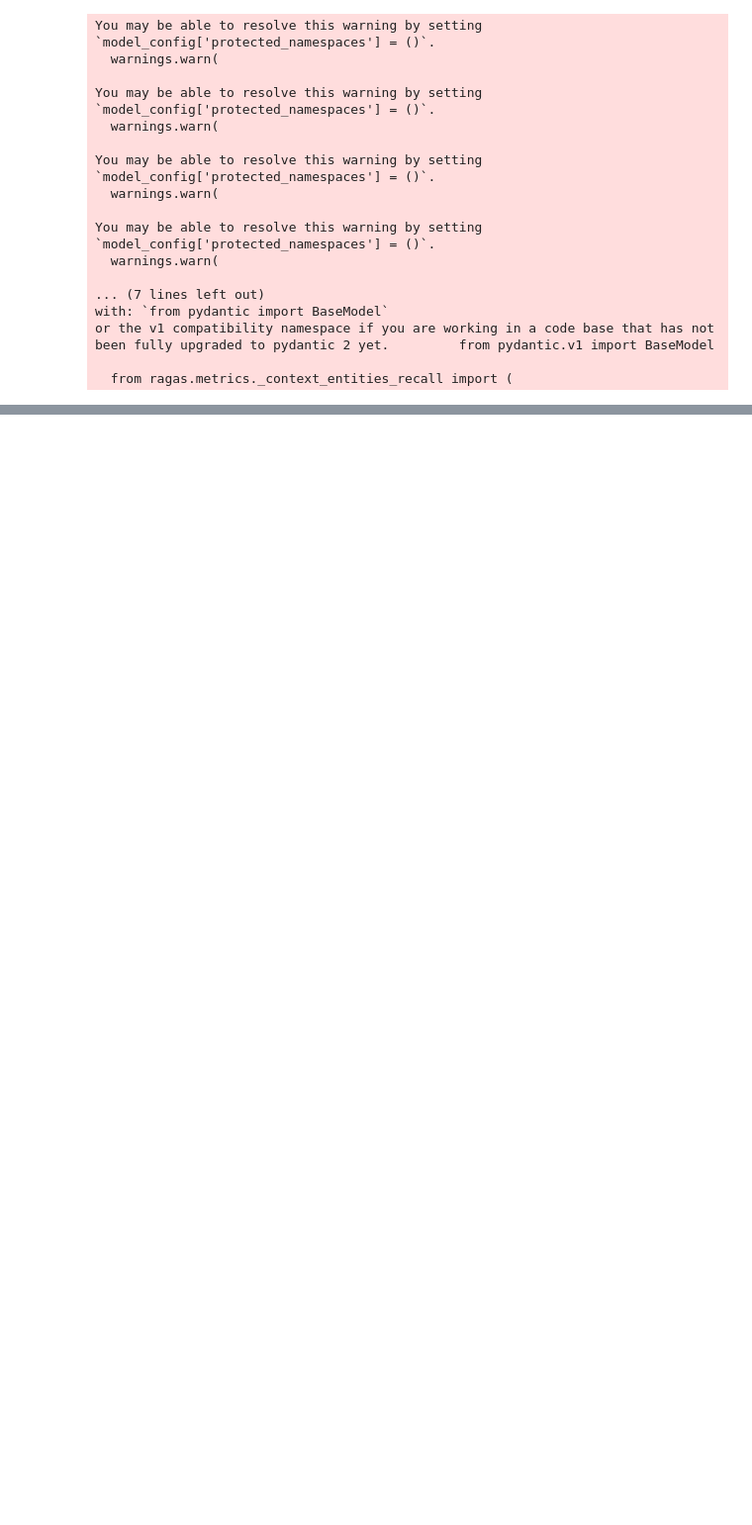
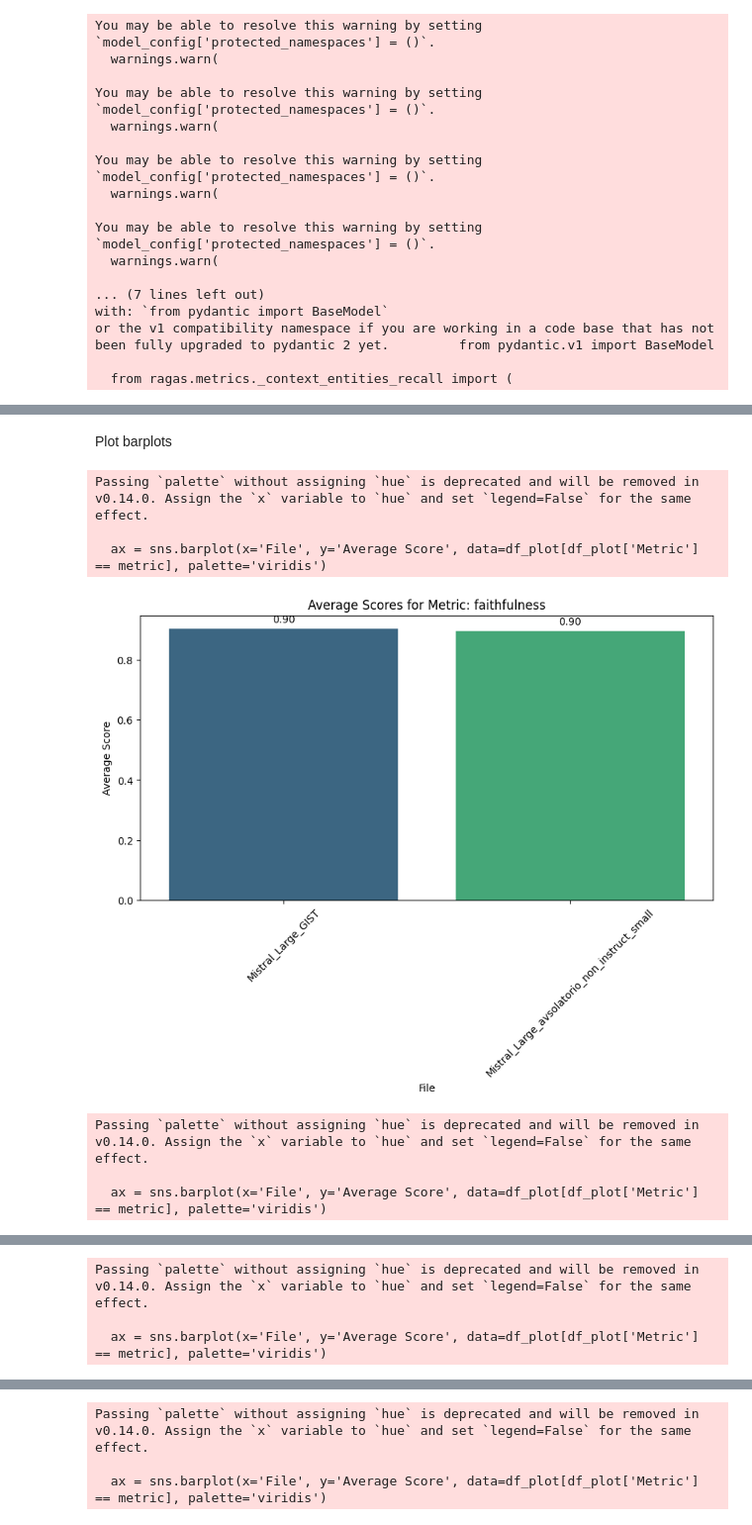
Before and after one commit to SoelMgd/AWS_RAG_Evaluation_Toolkit, a Jupyter notebook: Examples/02_Evaluate_RAG.ipynb, the cells around one changed output, grey strips where cells are left out. Shown: that part at 99% size. Drawn from its saved outputs; the diff is of its cells as text; code cells hidden in the pictures; blank space fills up the shorter version.

```diff
--- a/Examples/02_Evaluate_RAG.ipynb
+++ b/Examples/02_Evaluate_RAG.ipynb
@@ -96,0 +163,12 @@ Average context_recall: 0.58
+# %% [markdown]
+Plot barplots
+# %%
+analyzer.barplot()
+# %% [output]
+Passing `palette` without assigning `hue` is deprecated and will be removed in v0.14.0. Assign the `x` variable to `hue` and set `legend=False` for the same effect.
+
+  ax = sns.barplot(x='File', y='Average Score', data=df_plot[df_plot['Metric'] == metric], palette='viridis')
+[figure, added]
+Passing `palette` without assigning `hue` is deprecated and will be removed in v0.14.0. Assign the `x` variable to `hue` and set `legend=False` for the same effect.
+
+  ax = sns.barplot(x='File', y='Average Score', data=df_plot[df_plot['Metric'] == metric], palette='viridis')
@@ -96,0 +176,3 @@ Average context_recall: 0.58
+Passing `palette` without assigning `hue` is deprecated and will be removed in v0.14.0. Assign the `x` variable to `hue` and set `legend=False` for the same effect.
+
+  ax = sns.barplot(x='File', y='Average Score', data=df_plot[df_plot['Metric'] == metric], palette='viridis')
@@ -96,0 +180,3 @@ Average context_recall: 0.58
+Passing `palette` without assigning `hue` is deprecated and will be removed in v0.14.0. Assign the `x` variable to `hue` and set `legend=False` for the same effect.
+
+  ax = sns.barplot(x='File', y='Average Score', data=df_plot[df_plot['Metric'] == metric], palette='viridis')
```
Also changed, not shown: parts of 21 cells of this notebook, 5 other files.
